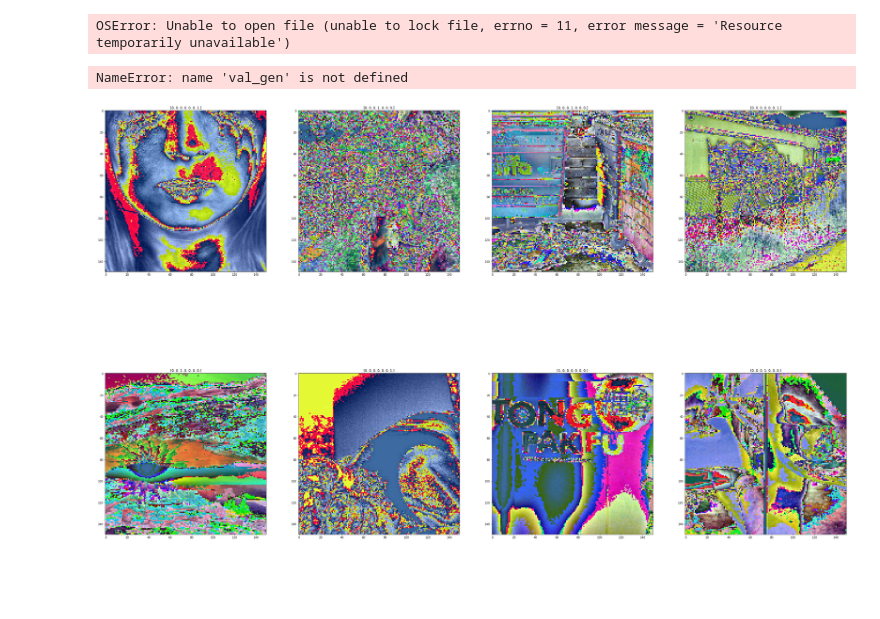
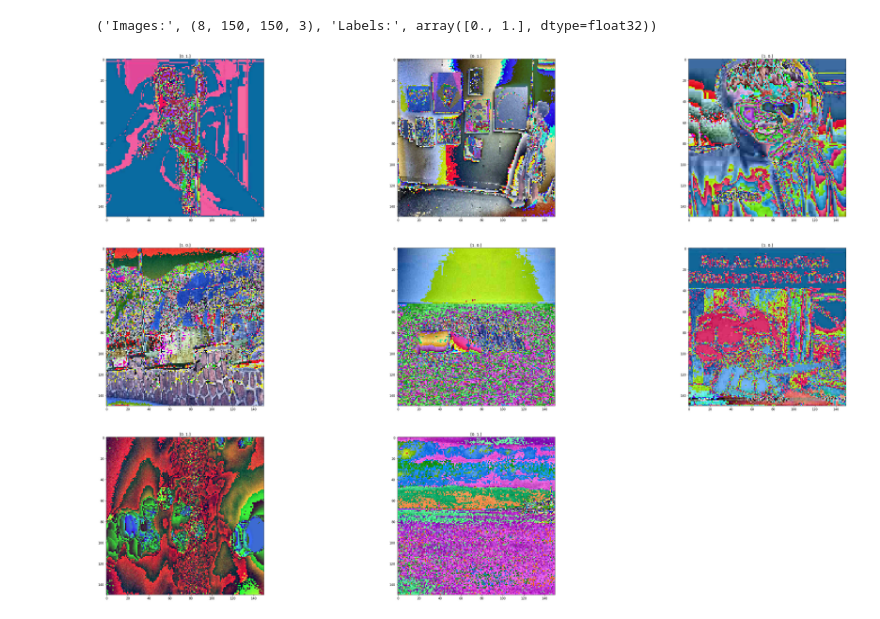
Before and after one commit to angulartist/mfe-efficientnet-SentAnalysis, a Jupyter notebook: exploration.ipynb, the cells around one changed output. Drawn from its saved outputs; the diff is of its cells as text; code cells hidden in the pictures; blank space fills up the shorter version.

```diff
--- a/exploration.ipynb
+++ b/exploration.ipynb
@@ -10,18 +8,16 @@ Using TensorFlow backend.
 import matplotlib.pyplot as plt
 import numpy as np
 # %%
-val_gen = HDF5ImageGenerator(
-    src= './val.h5',
+mean_std_gen = HDF5ImageGenerator(
+    src= './v3/val.h5',
     scaler=False,
     labels_encoding='hot',
     batch_size=8)
-# %% [output]
-OSError: Unable to open file (unable to lock file, errno = 11, error message = 'Resource temporarily unavailable')
 # %%
 # next batch
-images, labels = val_gen[0]
+images_alpha, labels = mean_std_gen[0]
-# %% [output]
-NameError: name 'val_gen' is not defined
 # %%
 # tensors shapes
 'Images:', images.shape, 'Labels:', labels[0]
+# %% [output]
+('Images:', (8, 150, 150, 3), 'Labels:', array([0., 1.], dtype=float32))
@@ -28,5 +42,5 @@ NameError: name 'val_gen' is not defined
 # %%
-def show_images(images, cols=2, titles=None):
+def show_images(images, cols=3, titles=None):
     assert((titles is None) or (len(images) == len(titles)))
 
     n_images = len(images)
@@ -41,6 +55,6 @@ def show_images(images, cols=2, titles=None):
     fig.set_size_inches(np.array(fig.get_size_inches()) * n_images)
     plt.show()
 # %%
-show_images(images, titles=labels)
+show_images(images_alpha, titles=labels)
 # %% [output]
-[figure, old version]
+[figure, new version]
```
Also changed, not shown: parts of 5 cells of this notebook, 2 other files.
